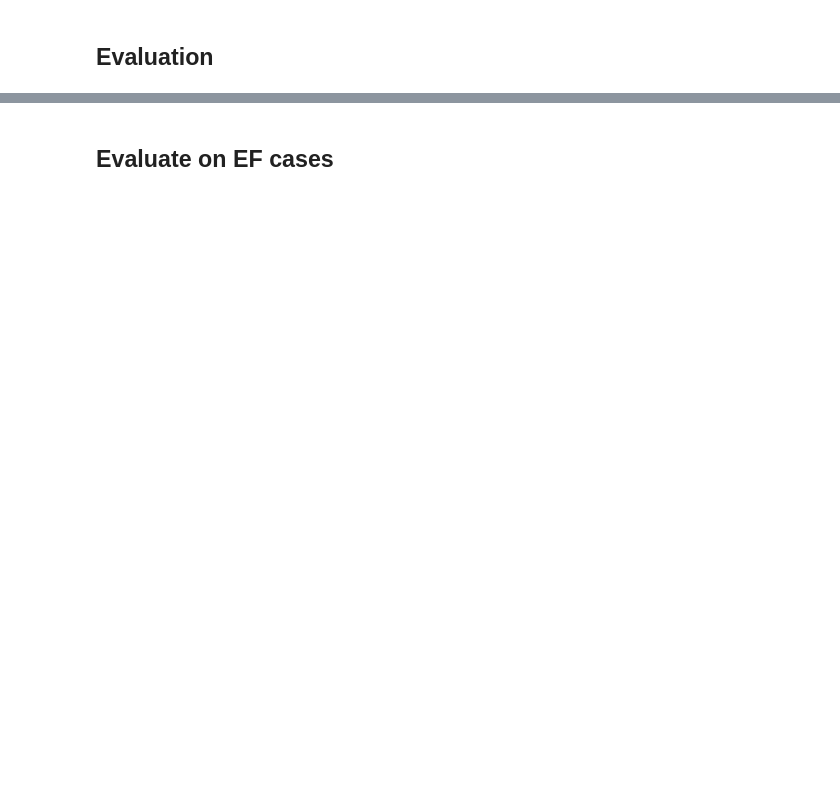
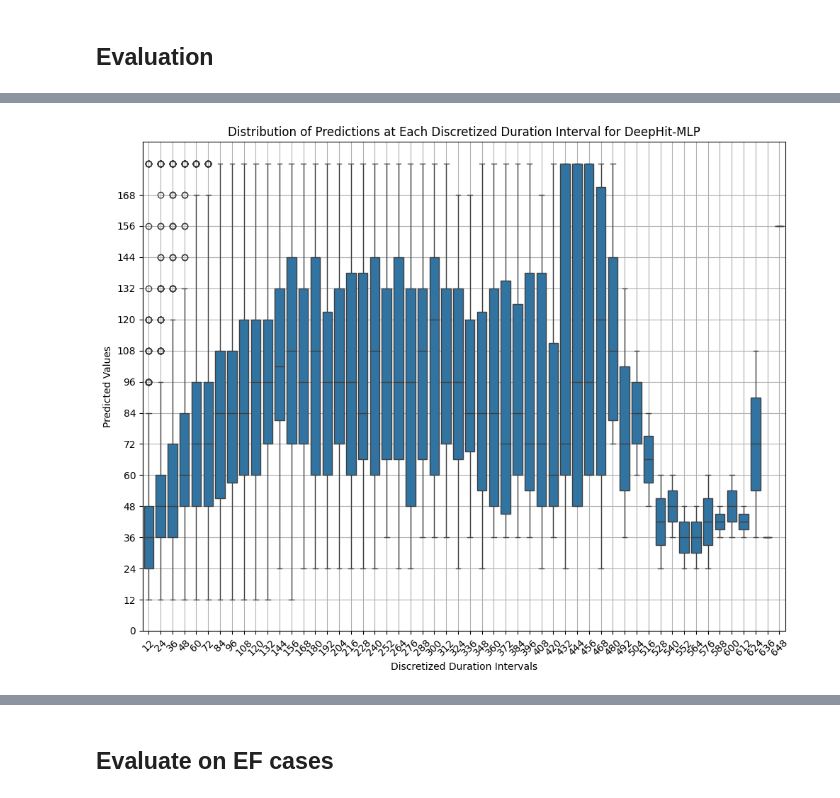
Before and after one commit to Edison9489/TTEAnalysis, a Jupyter notebook: experiments/Baselines.ipynb, the cells around one changed output, grey strips where cells are left out. Saved outputs shown, nothing was run; the diff lists cells and outputs as text; code cells hidden in the pictures; blank space fills up the shorter version.

```diff
--- a/experiments/Baselines.ipynb
+++ b/experiments/Baselines.ipynb
@@ -643,0 +1150,2 @@ deepsurv_mlp_surv = deepsurv_mlp_model.predict_surv_df(X_test)
+# %%
+time_grid_eval = np.array([x for x in time_grid[:-2] if x!=0])
@@ -685,17 +1222,20 @@ km_ev = EvalSurv(km_surv, durations_test, events_test, censor_surv='km')
 cph_ev = EvalSurv(cph_surv, durations_test, events_test, censor_surv='km')
 rsf_ev = EvalSurv(rsf_surv, durations_test, events_test, censor_surv='km')
 deephit_mlp_ev = EvalSurv(deephit_mlp_surv, durations_test, events_test, censor_surv='km')
-deepsurv_mlp_ev = EvalSurv(deepsurv_mlp_surv, durations_test, events_test, censor_surv='km')
+# deepsurv_mlp_ev = EvalSurv(deepsurv_mlp_surv, durations_test, events_test, censor_surv='km')
+deephit_rnn_ev = EvalSurv(deephit_rnn_surv, durations_test, events_test, censor_surv='km')
+# deephit_mlp_ae_ev = EvalSurv(deephit_mlp_ae_surv, durations_test, events_test, censor_surv='km')
 # %%
 
 models_to_eval = [
     ('Kaplan-Meier', km_ev),
     ('Cox-PH', cph_ev),
     ('RSF', rsf_ev),
-#     ('DeepHit-RNN', deephit_ev),
     ('DeepHit-MLP', deephit_mlp_ev),
+#     ('DeepSurv-MLP', deepsurv_mlp_ev),
+    ('DeepHit-RNN', deephit_rnn_ev),
 #     ('DeepSurv-RNN', deepsurv_ev),
-    ('DeepSurv-MLP', deepsurv_mlp_ev),
+#     ('DeepHit-MLP-AE', deephit_mlp_ae_ev),
 #     ('Baseline', baseline_ev)
     # Add more models as necessary
 ]
@@ -706,7 +1246,7 @@ for model_name, ev in models_to_eval:
 #     time_grid = np.arange(durations_test.min(), durations_test.max() + 1, step=12)
     c_index = ev.concordance_td(method='antolini')
     bs = ev.brier_score(np.array([24])).values[0]
-    integrated_bs = ev.integrated_brier_score(time_grid)
+    integrated_bs = ev.integrated_brier_score(time_grid_eval)
     mae, rmse, mape = ev.compute_error_metrics()
 
     # Append results as a dictionary to the list
@@ -727,5 +1274,6 @@ results_df
 # %%
 # Prepare the dictionary for median survival times
-median_survival_times = {model: ev.median_survival_times() for model, ev in models_to_eval}
+median_survival_times = {model: ev.median_survival_times().values for model, ev in models_to_eval}
 y_tracker_test['durations_test'] = durations_test
-y_compare_df = pd.concat([y_tracker_test, pd.DataFrame(median_survival_times)], axis=1)
+y_tracker_test = y_tracker_test.reset_index(drop=True)
+y_compare_df = pd.concat([y_tracker_test, pd.DataFrame(median_survival_times).reset_index(drop=True)], axis=1)
@@ -753,3 +1294,30 @@ plt.show()
+# %%
+import seaborn as sns
+
+model_column = 'DeepHit-MLP'
+tmp_df = y_compare_df[y_compare_df.event == 1][['time_to_event', model_column]]
+max_duration = tmp_df['time_to_event'].max()
+xticks = np.arange(0, max_duration + 12, 12)  # Adjusting this to every 24 hours as per your recent example
+tmp_df['binned_duration'] = pd.cut(tmp_df['time_to_event'], bins=xticks, labels=xticks[1:], right=True)
+
+# Plot setup
+plt.figure(figsize=(10, 8))
+sns.boxplot(x='binned_duration', y=model_column, data=tmp_df)
+
+# Setting x-ticks
+plt.xticks(rotation=45)
+# Setting y-ticks
+y_max = tmp_df[model_column].max()
+plt.yticks(np.arange(0, y_max, 12))
+
+plt.title(f'Distribution of Predictions at Each Discretized Duration Interval for {model_column}')
+plt.xlabel('Discretized Duration Intervals')
+plt.ylabel('Predicted Values')
+plt.grid(True)
+plt.tight_layout()
+plt.show()
+# %% [output]
+[figure, added]
 # %%
 # Choose one model for simplicity, here assuming the first model's name is known as 'Model1'
 model_column = 'DeepHit-MLP'
```
Also changed, not shown: parts of 76 cells of this notebook, 3 other files.
